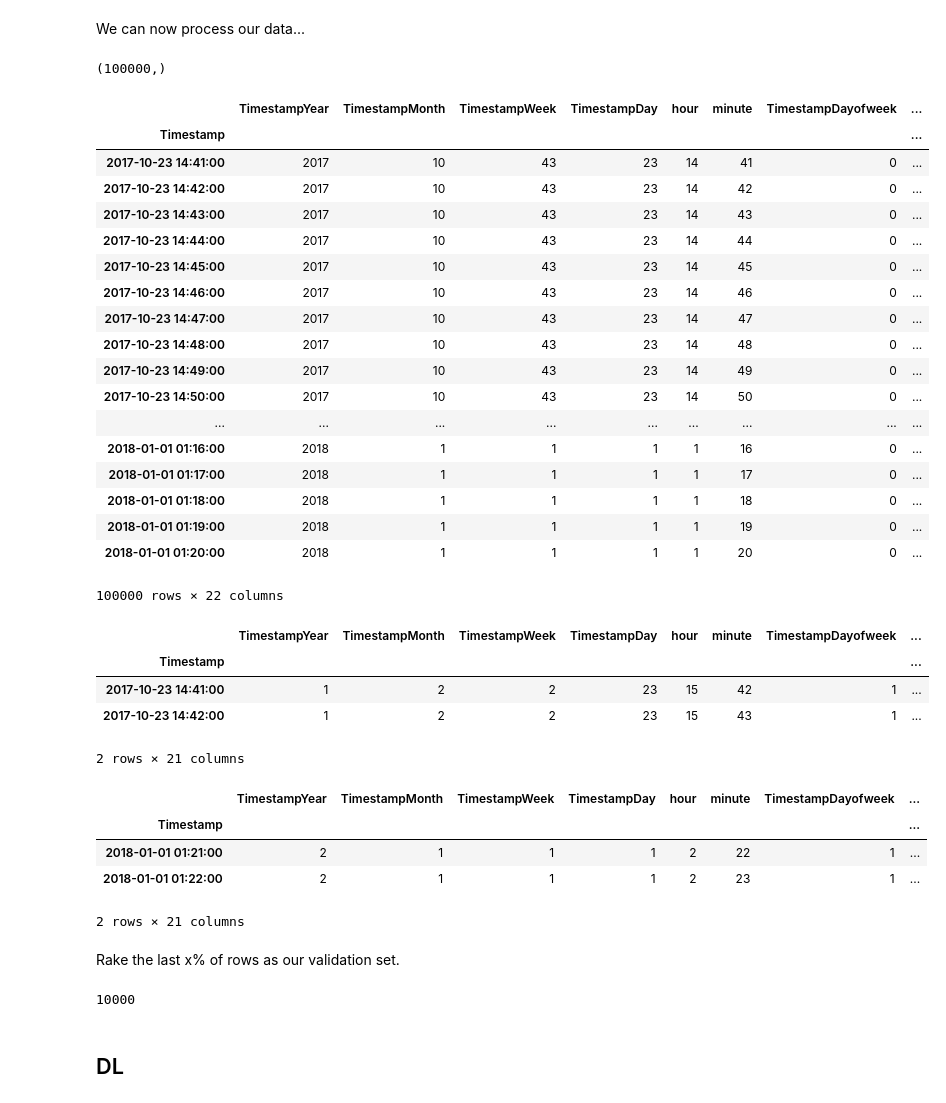
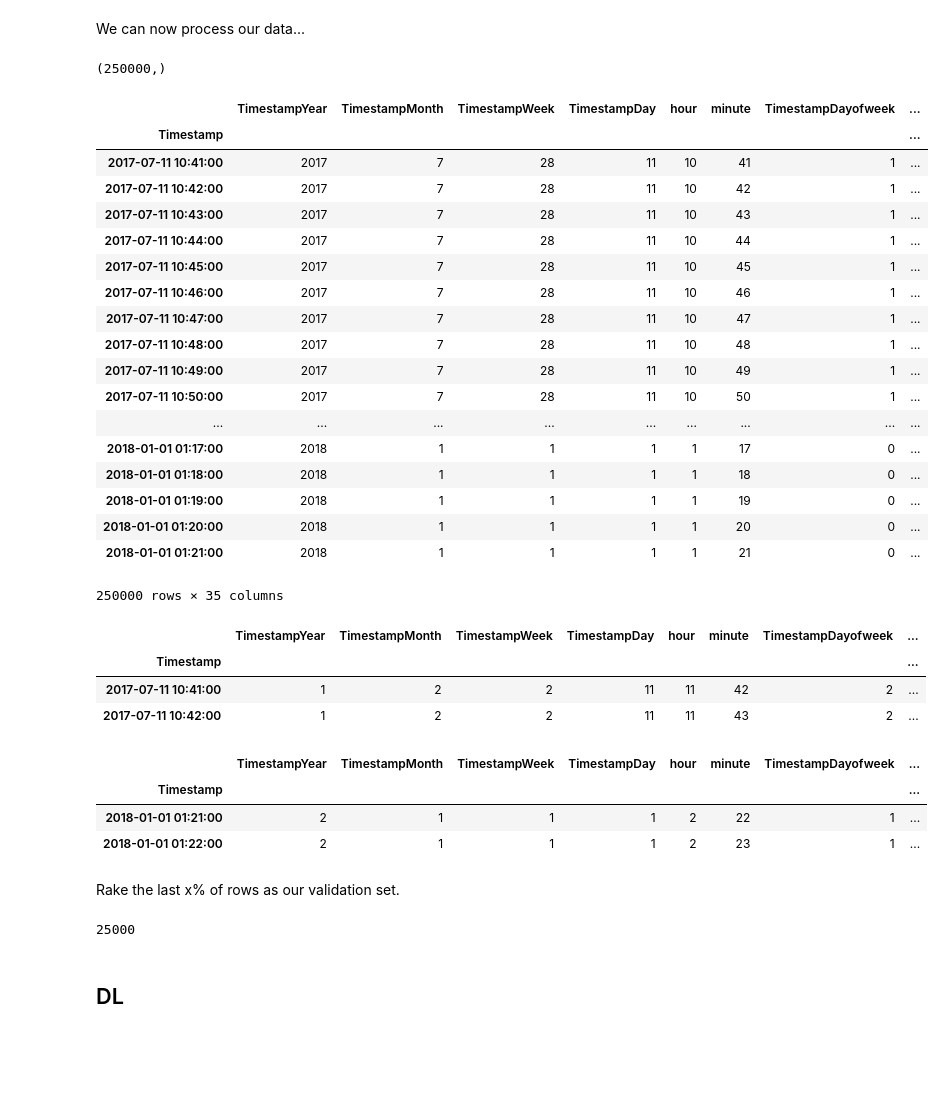
Before and after one commit to iaghidro/stock-predictor, a Jupyter notebook: fastAI/binaryClassificationBTC.ipynb, the cells around one changed output. Saved outputs shown, nothing was run; the diff lists cells and outputs as text; code cells hidden in the pictures; blank space fills up the shorter version.

```diff
--- a/fastAI/binaryClassificationBTC.ipynb
+++ b/fastAI/binaryClassificationBTC.ipynb
@@ -173,0 +153,4 @@ train.tail(30).T.head(70)
+# %%
+pd.set_option('display.max_columns', 100)
+pd.set_option('display.max_rows', 100)
+train.tail(50).T.head(100)
@@ -190,12 +192,15 @@ train.head()
 # %% [markdown]
 Identify categorical vs continuous variables.  PassengerId serves as the unique identifier for each row.
 # %%
-cat_vars = ['TimestampYear', 'TimestampMonth', 'TimestampWeek', 'TimestampDay', 'hour','minute', 'TimestampDayofweek', 'TimestampDayofyear',
-'TimestampIs_month_end', 'TimestampIs_month_start', 'TimestampIs_quarter_end', 'TimestampIs_quarter_start',
-'TimestampIs_year_end', 'TimestampIs_year_start']
+cat_vars = ['TimestampYear', 'TimestampMonth', 'TimestampWeek', 'TimestampDay', 'hour','minute', 'TimestampDayofweek',
+'TimestampDayofyear','TimestampIs_month_end', 'TimestampIs_month_start', 'TimestampIs_quarter_end',
+'TimestampIs_quarter_start','TimestampIs_year_end', 'TimestampIs_year_start']
 
-contin_vars = ['Open', 'Close','High', 'Low', 'VolumeBTC', 'WeightedPrice', 'TimestampElapsed']
-# ,'volume_adi','volume_obv','momentum_rsi'
+contin_vars = ['Open', 'Close','High', 'Low', 'VolumeBTC', 'WeightedPrice', 'TimestampElapsed',
+'volume_adi','volume_obv','volume_nvi','volatility_bbh','volatility_bbl','volatility_atr','volatility_bbm'
+,'trend_adx_pos','momentum_rsi','momentum_stoch','trend_ichimoku_a','trend_ichimoku_b','trend_mass_index']
+# , 'volume_obvm','volume_fi','volume_em','volume_vpt',
+#                'trend_adx_neg','volume_cmf','volume_nvi'
 
 index='Timestamp'
 dep = 'action'
@@ -226,31 +231,30 @@ df, y, nas, mapper = proc_df(train, dep, do_scale=True)
 # %%
 y.shape
 # %% [output]
-(100000,)
+(250000,)
 # %%
 df_test, _, nas, mapper = proc_df(test, dep, do_scale=True, mapper=mapper, na_dict=nas)
-# train.head(40).T.head(70)
-train
+train.head(30).T.head(70)
 # %% [output]
 |  | TimestampYear | TimestampMonth | TimestampWeek | TimestampDay | hour | minute | TimestampDayofweek | ... |
 | Timestamp |  |  |  |  |  |  |  | ... |
-| 2017-10-23 14:41:00 | 2017 | 10 | 43 | 23 | 14 | 41 | 0 | ... |
-| 2017-10-23 14:42:00 | 2017 | 10 | 43 | 23 | 14 | 42 | 0 | ... |
-| 2017-10-23 14:43:00 | 2017 | 10 | 43 | 23 | 14 | 43 | 0 | ... |
-| 2017-10-23 14:44:00 | 2017 | 10 | 43 | 23 | 14 | 44 | 0 | ... |
-| 2017-10-23 14:45:00 | 2017 | 10 | 43 | 23 | 14 | 45 | 0 | ... |
-| 2017-10-23 14:46:00 | 2017 | 10 | 43 | 23 | 14 | 46 | 0 | ... |
-| 2017-10-23 14:47:00 | 2017 | 10 | 43 | 23 | 14 | 47 | 0 | ... |
-| 2017-10-23 14:48:00 | 2017 | 10 | 43 | 23 | 14 | 48 | 0 | ... |
-| 2017-10-23 14:49:00 | 2017 | 10 | 43 | 23 | 14 | 49 | 0 | ... |
-| 2017-10-23 14:50:00 | 2017 | 10 | 43 | 23 | 14 | 50 | 0 | ... |
+| 2017-07-11 10:41:00 | 2017 | 7 | 28 | 11 | 10 | 41 | 1 | ... |
+| 2017-07-11 10:42:00 | 2017 | 7 | 28 | 11 | 10 | 42 | 1 | ... |
+| 2017-07-11 10:43:00 | 2017 | 7 | 28 | 11 | 10 | 43 | 1 | ... |
+| 2017-07-11 10:44:00 | 2017 | 7 | 28 | 11 | 10 | 44 | 1 | ... |
+| 2017-07-11 10:45:00 | 2017 | 7 | 28 | 11 | 10 | 45 | 1 | ... |
+| 2017-07-11 10:46:00 | 2017 | 7 | 28 | 11 | 10 | 46 | 1 | ... |
+| 2017-07-11 10:47:00 | 2017 | 7 | 28 | 11 | 10 | 47 | 1 | ... |
+| 2017-07-11 10:48:00 | 2017 | 7 | 28 | 11 | 10 | 48 | 1 | ... |
+| 2017-07-11 10:49:00 | 2017 | 7 | 28 | 11 | 10 | 49 | 1 | ... |
+| 2017-07-11 10:50:00 | 2017 | 7 | 28 | 11 | 10 | 50 | 1 | ... |
 | ... | ... | ... | ... | ... | ... | ... | ... | ... |
-| 2018-01-01 01:16:00 | 2018 | 1 | 1 | 1 | 1 | 16 | 0 | ... |
 | 2018-01-01 01:17:00 | 2018 | 1 | 1 | 1 | 1 | 17 | 0 | ... |
 | 2018-01-01 01:18:00 | 2018 | 1 | 1 | 1 | 1 | 18 | 0 | ... |
 | 2018-01-01 01:19:00 | 2018 | 1 | 1 | 1 | 1 | 19 | 0 | ... |
 | 2018-01-01 01:20:00 | 2018 | 1 | 1 | 1 | 1 | 20 | 0 | ... |
+| 2018-01-01 01:21:00 | 2018 | 1 | 1 | 1 | 1 | 21 | 0 | ... |
-100000 rows × 22 columns
+250000 rows × 35 columns
 # %%
 nas={}
 # %%
@@ -258,9 +262,8 @@ df.head(2)
 # %% [output]
 |  | TimestampYear | TimestampMonth | TimestampWeek | TimestampDay | hour | minute | TimestampDayofweek | ... |
 | Timestamp |  |  |  |  |  |  |  | ... |
-| 2017-10-23 14:41:00 | 1 | 2 | 2 | 23 | 15 | 42 | 1 | ... |
-| 2017-10-23 14:42:00 | 1 | 2 | 2 | 23 | 15 | 43 | 1 | ... |
+| 2017-07-11 10:41:00 | 1 | 2 | 2 | 11 | 11 | 42 | 2 | ... |
+| 2017-07-11 10:42:00 | 1 | 2 | 2 | 11 | 11 | 43 | 2 | ... |
-2 rows × 21 columns
 # %%
 df_test.head(2)
 # %% [output]
@@ -268,7 +271,6 @@ df_test.head(2)
 | Timestamp |  |  |  |  |  |  |  | ... |
 | 2018-01-01 01:21:00 | 2 | 1 | 1 | 1 | 2 | 22 | 1 | ... |
 | 2018-01-01 01:22:00 | 2 | 1 | 1 | 1 | 2 | 23 | 1 | ... |
-2 rows × 21 columns
 # %% [markdown]
 Rake the last x% of rows as our validation set.
 # %%
@@ -280,7 +282,7 @@ val_idx = list(range(train_size, len(df)))
 # %%
 len(val_idx)
 # %% [output]
-10000
+25000
 # %% [markdown]
 ## DL
 # %% [markdown]
```
Also changed, not shown: parts of 24 cells of this notebook, 1 other file.
